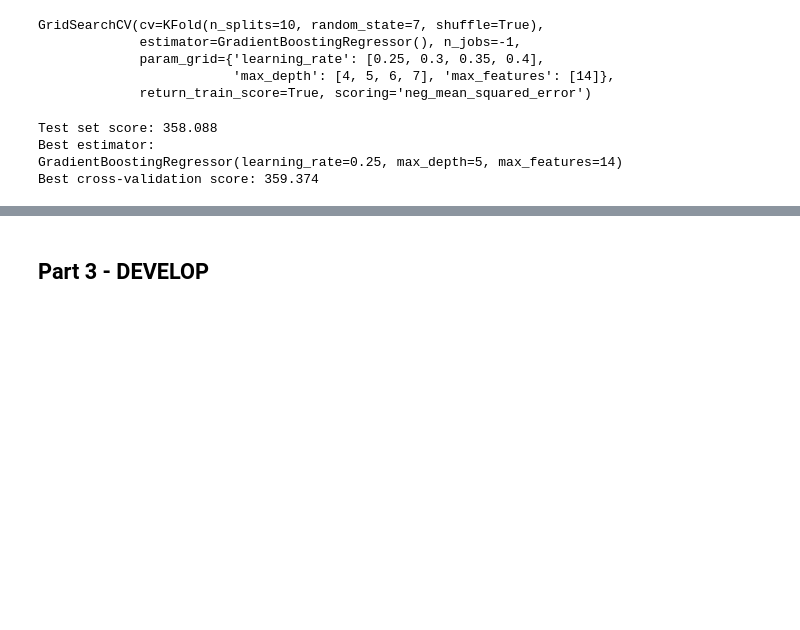
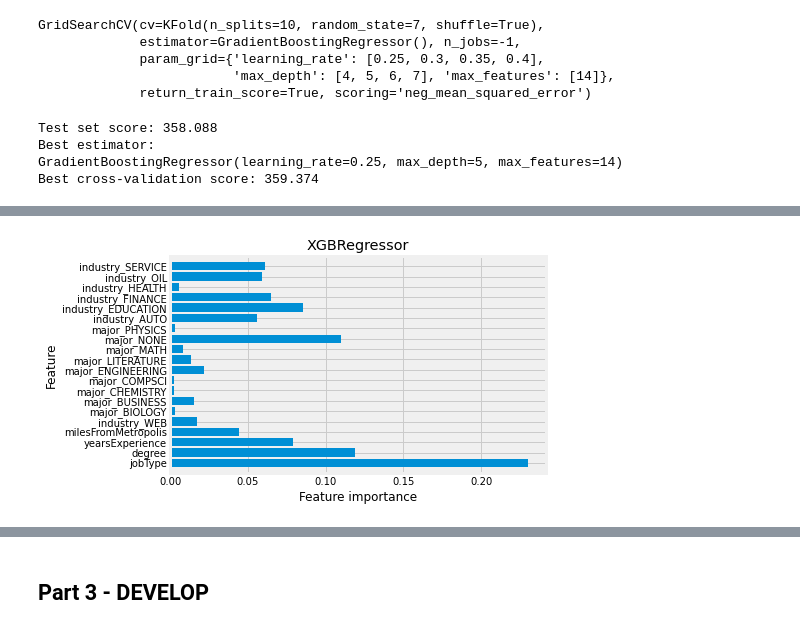
Before and after one commit to Ashur59/salarypredictionportfolio, a Jupyter notebook: salary-prediction-notebook-local.ipynb, the cells around one changed output, grey strips where cells are left out. Drawn from its saved outputs; the diff is of its cells as text; code cells hidden in the pictures; blank space fills up the shorter version.

```diff
--- a/salary-prediction-notebook-local.ipynb
+++ b/salary-prediction-notebook-local.ipynb
@@ -1124,12 +1165,14 @@ plot_feature_importances(GradientBoostingRegressor(learning_rate=0.3, max_depth=
 # %%
 plot_feature_importances(XGBRegressor(base_score=0.5, booster='gbtree', colsample_bylevel=1,
              colsample_bynode=1, colsample_bytree=1, gamma=0, gpu_id=-1,
              importance_type='gain', interaction_constraints='',
-             learning_rate=0.2, max_delta_step=0, max_depth=6,
-             min_child_weight=1, missing=nan, monotone_constraints='()',
+             learning_rate=0.25, max_delta_step=0, max_depth=6,
+             min_child_weight=1, missing=np.nan, monotone_constraints='()',
              n_estimators=100, n_jobs=0, num_parallel_tree=1, random_state=0,
              reg_alpha=0, reg_lambda=1, scale_pos_weight=1, subsample=1,
              tree_method='exact', validate_parameters=1, verbosity=None))
+# %% [output]
+[figure, added]
 # %%
 def plot_feature_importances_ridge():
     clf = Ridge(normalize=True).fit(features_train, target_train)
```
Also changed, not shown: parts of 31 cells of this notebook.
